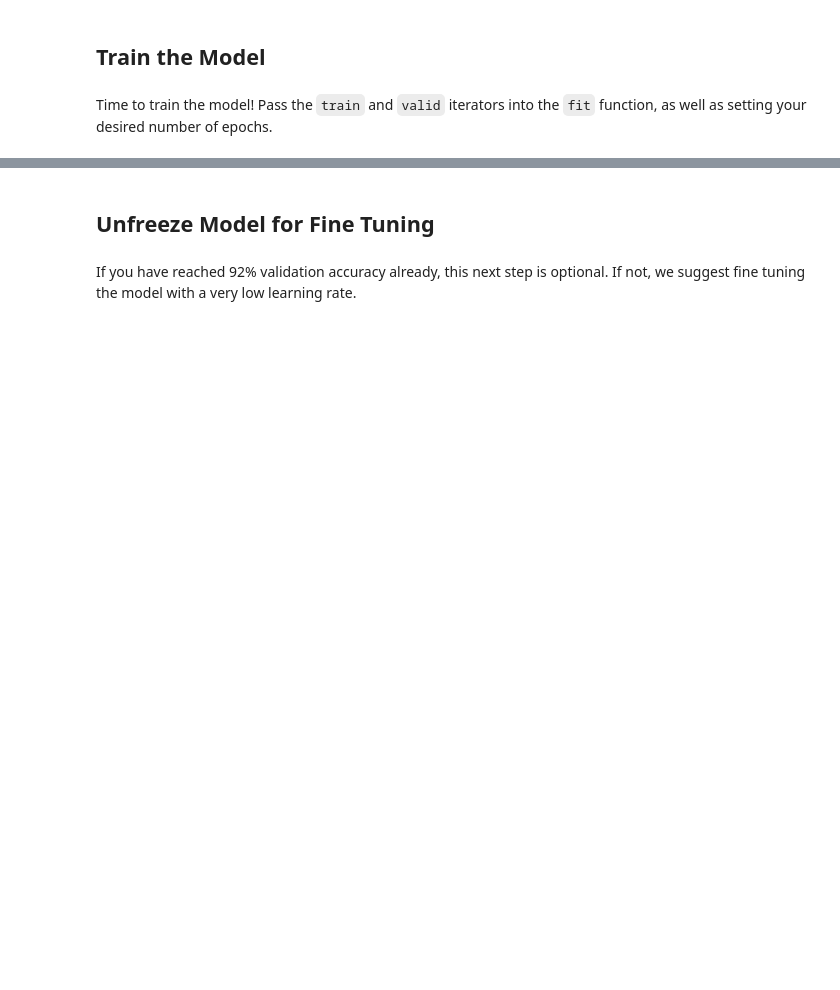
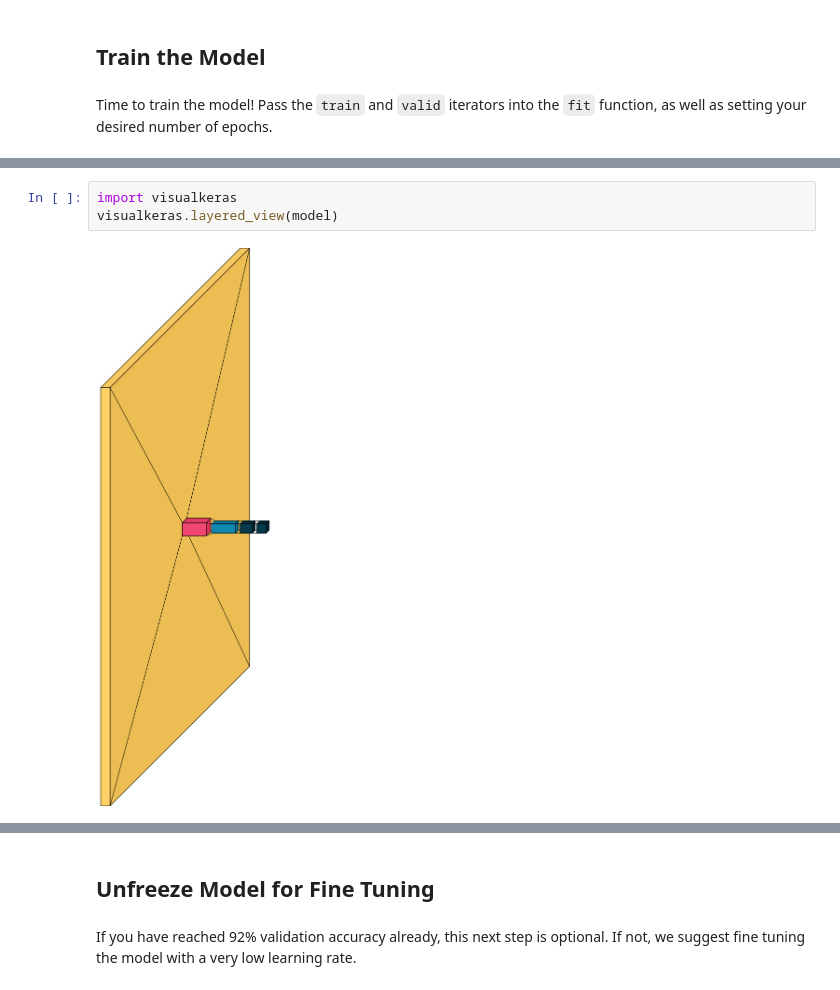
Before and after one commit to geithelmasri/AAI614_Geith1, a Jupyter notebook: Week4/Notebook4.4.ipynb, the cells around one changed output, grey strips where cells are left out. Cells and saved outputs as stored; diff of their text form; blank space fills up the shorter version.

```diff
--- a/Week4/Notebook4.4.ipynb
+++ b/Week4/Notebook4.4.ipynb
@@ -166,3 +284,8 @@ KeyboardInterrupt:
+# %%
+import visualkeras
+visualkeras.layered_view(model)
+# %% [output]
+[figure, added]
 # %%
 from sklearn.metrics import classification_report, confusion_matrix
 import matplotlib.pyplot as plt
```
Also changed, not shown: parts of 19 cells of this notebook.
